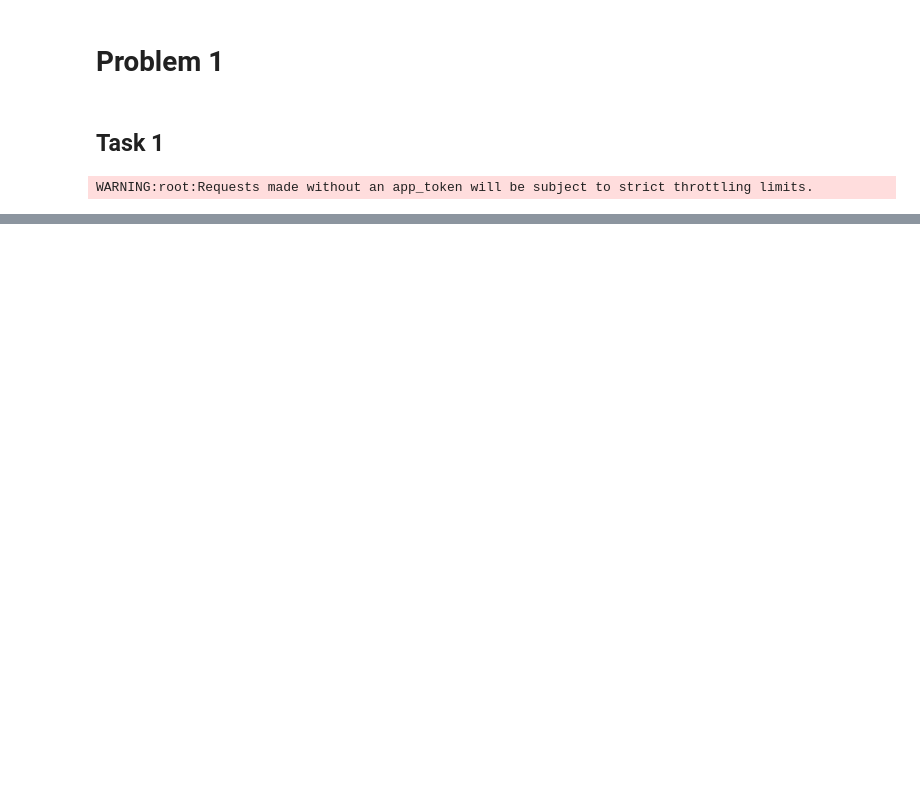
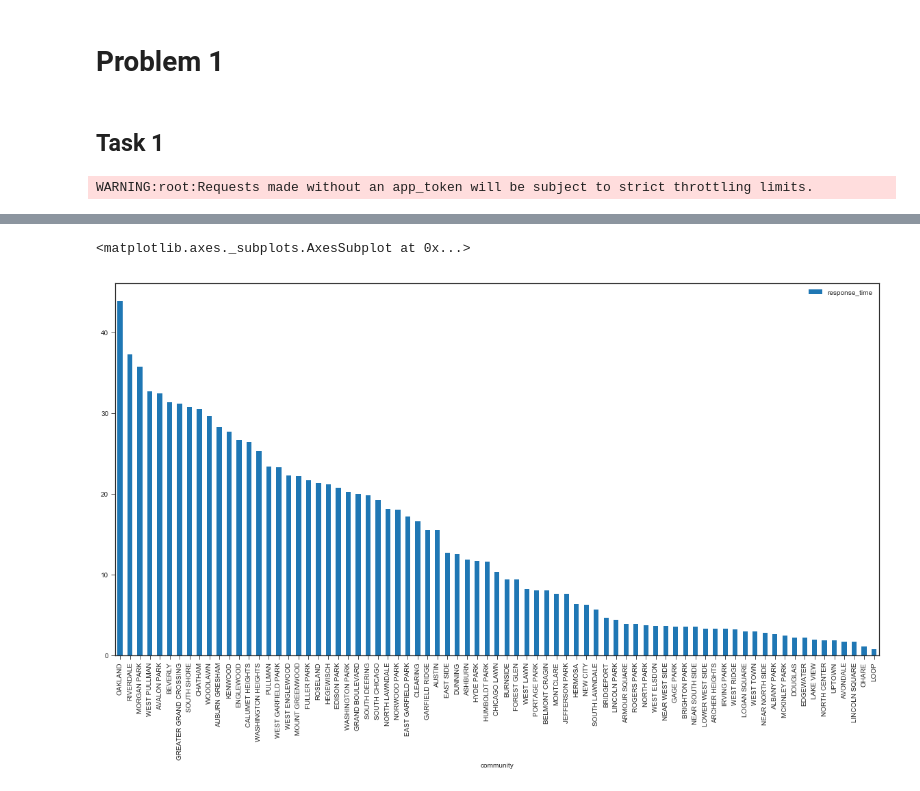
Before and after one commit to cherdeman/ML_for_Public_Policy, a Jupyter notebook: Assignment1/Herdeman - Assignment 1.ipynb, the cells around one changed output, grey strips where cells are left out. Drawn from its saved outputs; the diff is of its cells as text; code cells hidden in the pictures; blank space fills up the shorter version.

```diff
--- a/Assignment1/Herdeman - Assignment 1.ipynb
+++ b/Assignment1/Herdeman - Assignment 1.ipynb
@@ -46,0 +67,7 @@ plot.xaxis.set_major_locator(ticker.MultipleLocator(1))
+# %%
+# Average response time by community
+by_response_time = full_df[pd.notnull(full_df['response_time'])].groupby('community').mean().sort_values('response_time', ascending=False).drop(['year', 'month','request_count'], axis=1)
+by_response_time.plot(figsize=(20,10), kind='bar')
+# %% [output]
+<matplotlib.axes._subplots.AxesSubplot at 0x...>
+[figure, added]
```
Also changed, not shown: parts of 46 cells of this notebook, 9 other files.
